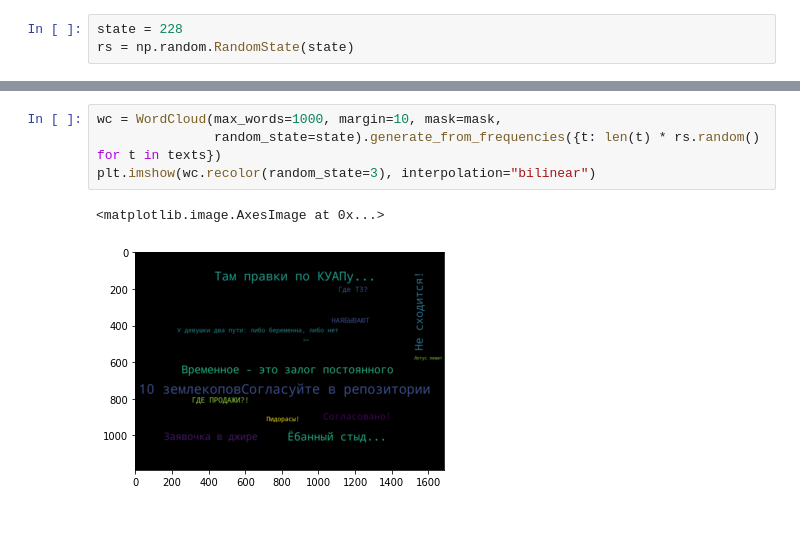
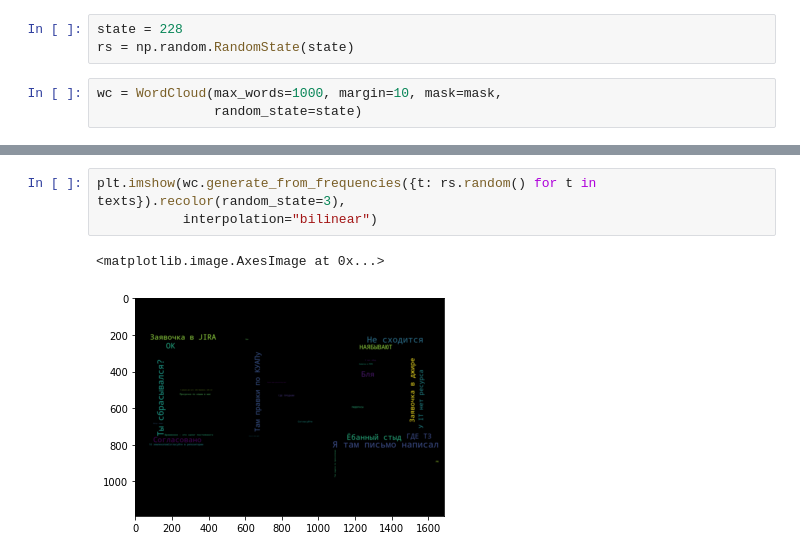
Before and after one commit to saloedov/bcd_farewell_project, a Jupyter notebook: main.ipynb, the cells around one changed output, grey strips where cells are left out. Cells and saved outputs as stored; diff of their text form; blank space fills up the shorter version.

Commit message:
added some texts playing with frequencies for optimal text placement

```diff
--- a/main.ipynb
+++ b/main.ipynb
@@ -49,3 +49,6 @@ mask = np.array(Image.open(r'C:\Users\saloe\Desktop\бкд.png'))
 # %%
 state = 228
 rs = np.random.RandomState(state)
+# %%
+wc = WordCloud(max_words=1000, margin=10, mask=mask,
+               random_state=state)
@@ -52,7 +60,6 @@ rs = np.random.RandomState(state)
 # %%
-wc = WordCloud(max_words=1000, margin=10, mask=mask,
-               random_state=state).generate_from_frequencies({t: len(t) * rs.random() for t in texts})
-plt.imshow(wc.recolor(random_state=3), interpolation="bilinear")
+plt.imshow(wc.generate_from_frequencies({t: rs.random() for t in texts}).recolor(random_state=3),
+           interpolation="bilinear")
 # %% [output]
 <matplotlib.image.AxesImage at 0x...>
-[figure, old version]
+[figure, new version]
```
Also changed, not shown: parts of 5 cells of this notebook.
